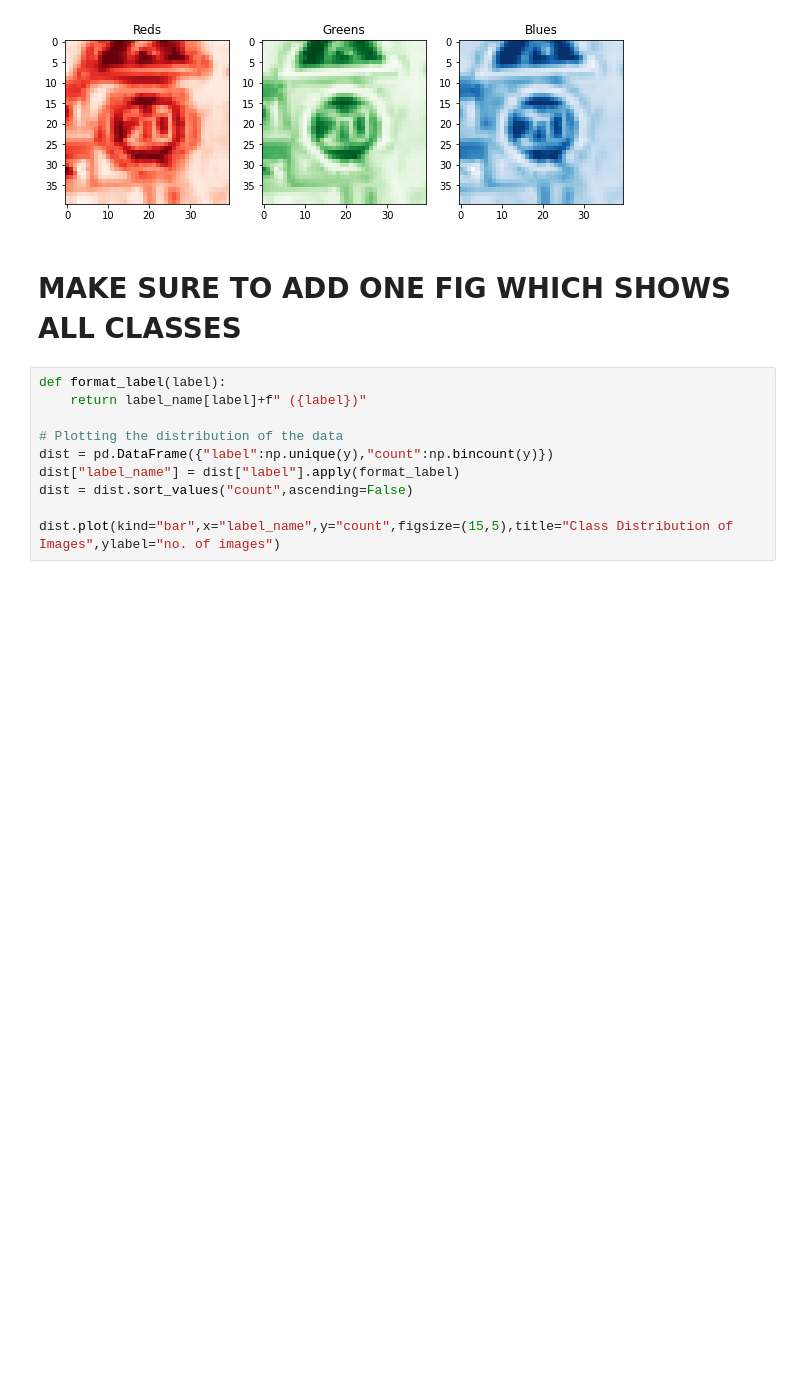
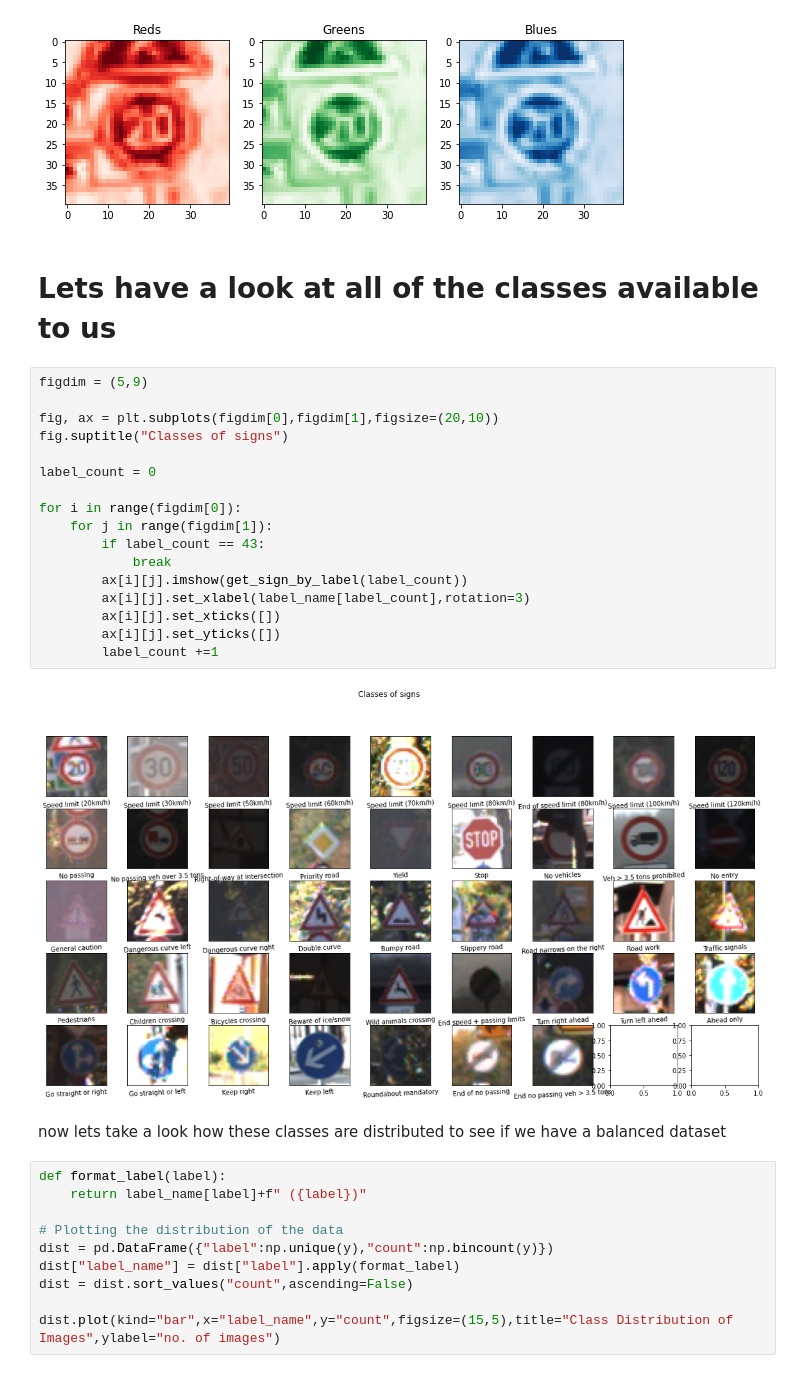
Before and after one commit to natan-sz/gtsrb-roadsigns-cnn, a Jupyter notebook: road_signs_cnn.ipynb, the cells around one changed output. Drawn from its saved outputs; the diff is of its cells as text; blank space fills up the shorter version.

```diff
--- a/road_signs_cnn.ipynb
+++ b/road_signs_cnn.ipynb
@@ -156,7 +158,28 @@ plot_sign_rgb(X,y,n)
 [figure]
 [figure]
 # %% [markdown]
-# MAKE SURE TO ADD ONE FIG WHICH SHOWS ALL CLASSES
+# Lets have a look at all of the classes available to us
+# %%
+figdim = (5,9)
+
+fig, ax = plt.subplots(figdim[0],figdim[1],figsize=(20,10))
+fig.suptitle("Classes of signs")
+
+label_count = 0
+
+for i in range(figdim[0]):
+    for j in range(figdim[1]):
+        if label_count == 43:
+            break
+        ax[i][j].imshow(get_sign_by_label(label_count))
+        ax[i][j].set_xlabel(label_name[label_count],rotation=3)
+        ax[i][j].set_xticks([])
+        ax[i][j].set_yticks([])
+        label_count +=1
+# %% [output]
+[figure, added]
+# %% [markdown]
+now lets take a look how these classes are distributed to see if we have a balanced dataset
 # %%
 def format_label(label):
     return label_name[label]+f" ({label})"
```
Also changed, not shown: parts of 36 cells of this notebook, 2 other files.
